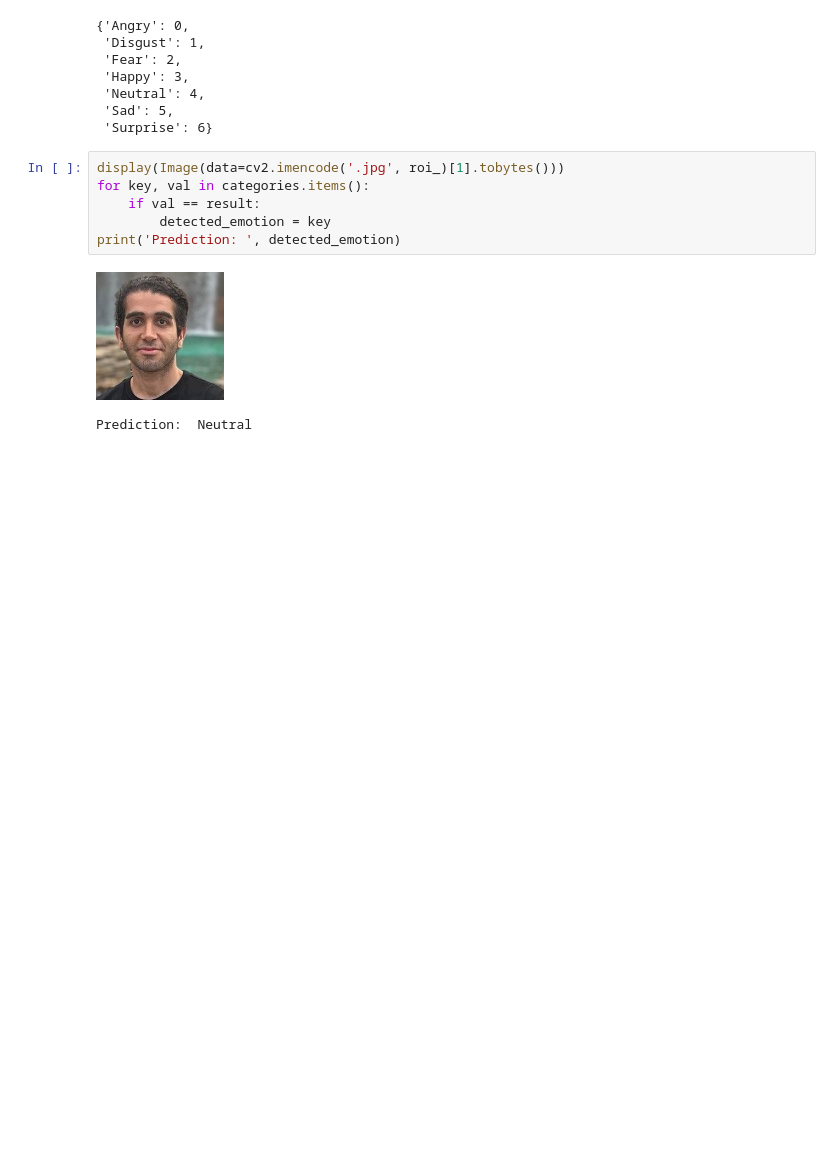
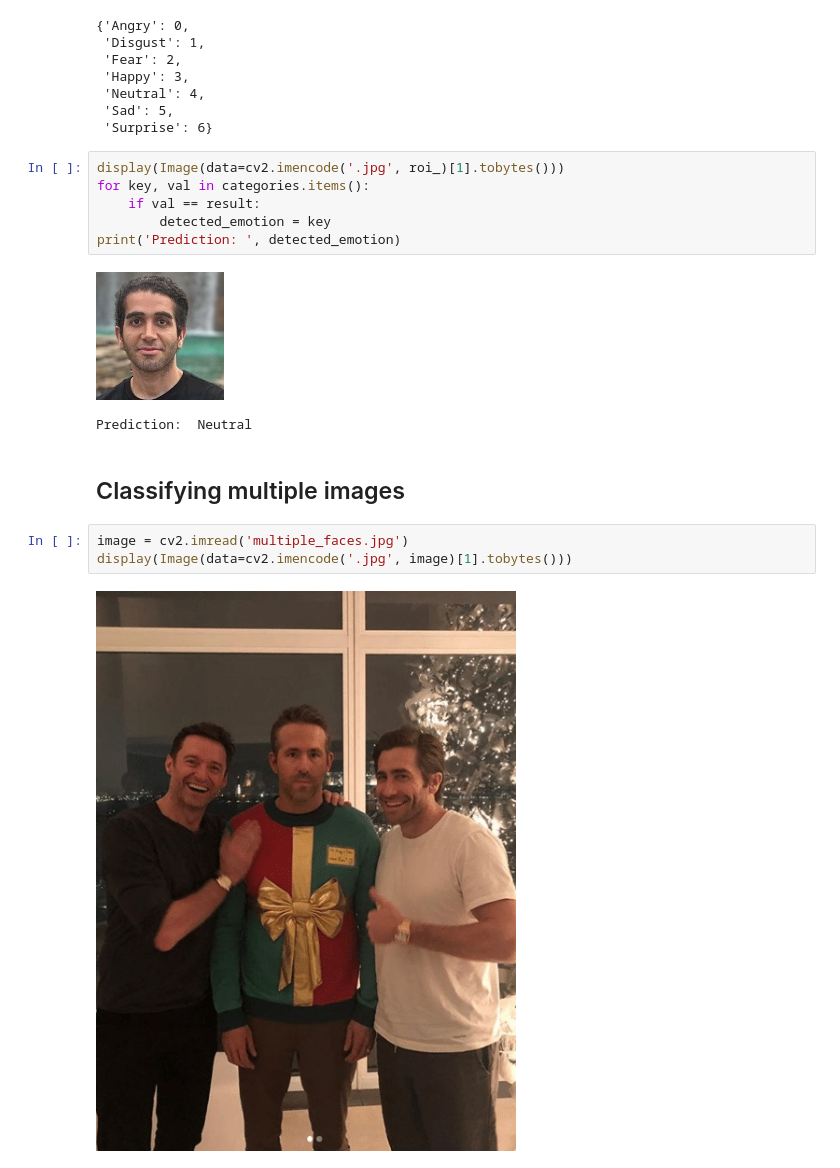
Before and after one commit to ArianFotouhi/FaceEmotionDetector, a Jupyter notebook: emotion_detector.ipynb, the cells around one changed output. Drawn from its saved outputs; the diff is of its cells as text; blank space fills up the shorter version.

```diff
--- a/emotion_detector.ipynb
+++ b/emotion_detector.ipynb
@@ -413,3 +413,10 @@ print('Prediction: ', detected_emotion)
 # %% [output]
 [figure]
 Prediction:  Neutral
+# %% [markdown]
+## Classifying multiple images
+# %%
+image = cv2.imread('multiple_faces.jpg')
+display(Image(data=cv2.imencode('.jpg', image)[1].tobytes()))
+# %% [output]
+[figure, added]
```
Also changed, not shown: parts of 4 cells of this notebook.
